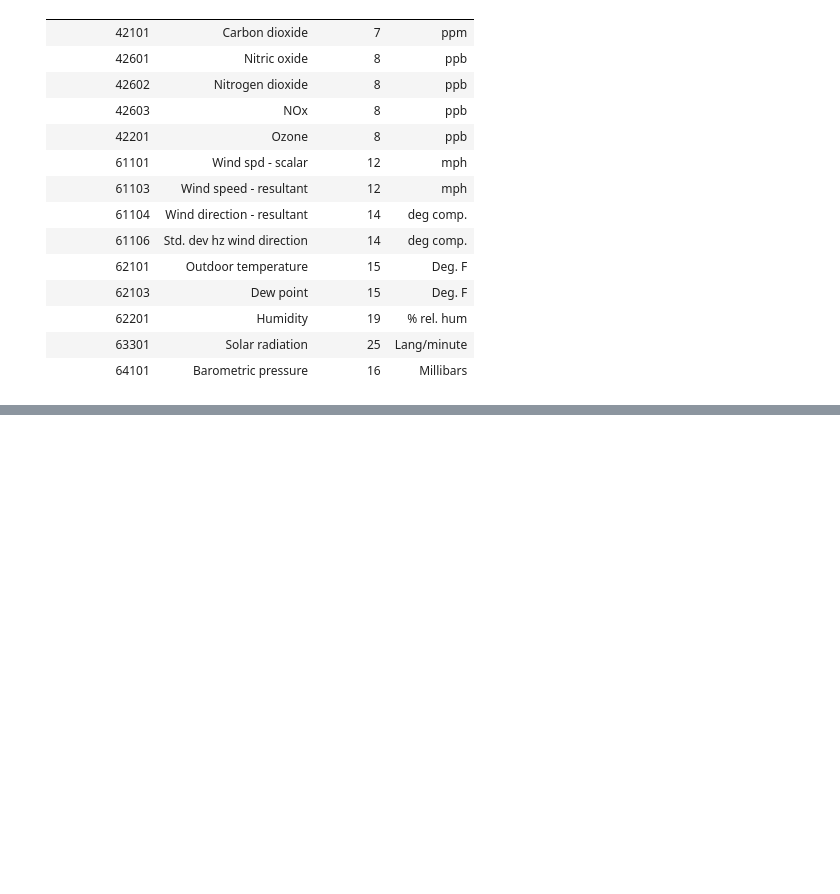
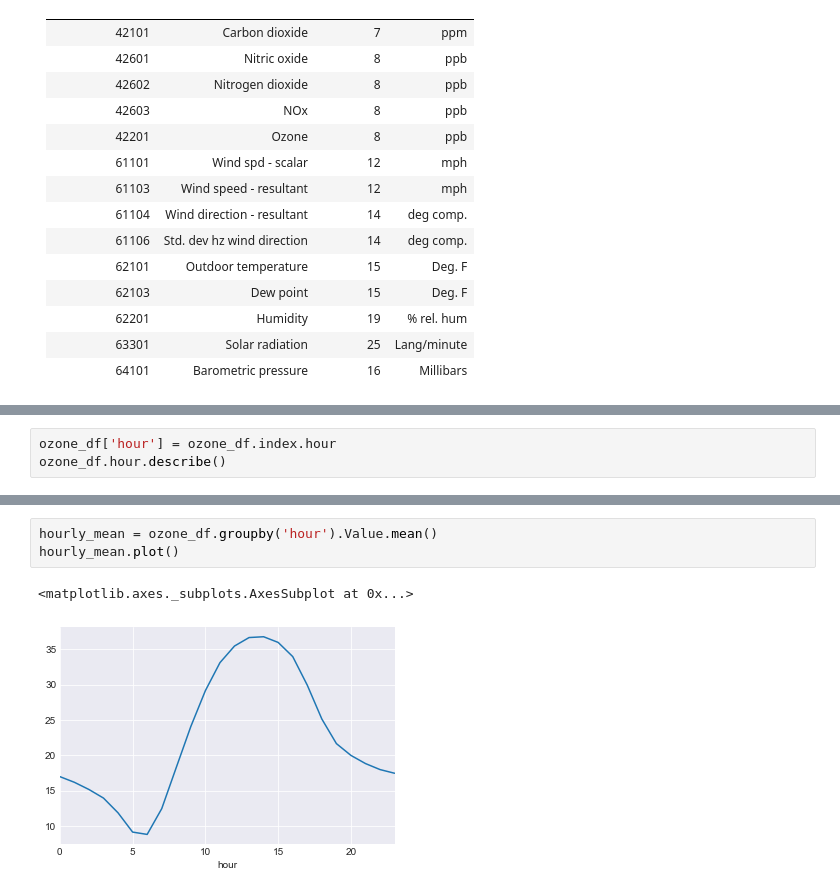
Before and after one commit to phuston/aq_houston, a Jupyter notebook: data_exploration/data_exploration.ipynb, the cells around one changed output, grey strips where cells are left out. Drawn from its saved outputs; the diff is of its cells as text; blank space fills up the shorter version.

```diff
--- a/data_exploration/data_exploration.ipynb
+++ b/data_exploration/data_exploration.ipynb
@@ -72,0 +127,3 @@ gb['Unit Cd'].describe()
+# %%
+ozone_df['hour'] = ozone_df.index.hour
+ozone_df.hour.describe()
@@ -72,0 +140,6 @@ gb['Unit Cd'].describe()
+# %%
+hourly_mean = ozone_df.groupby('hour').Value.mean()
+hourly_mean.plot()
+# %% [output]
+<matplotlib.axes._subplots.AxesSubplot at 0x...>
+[figure, added]
```
Also changed, not shown: parts of 20 cells of this notebook.
